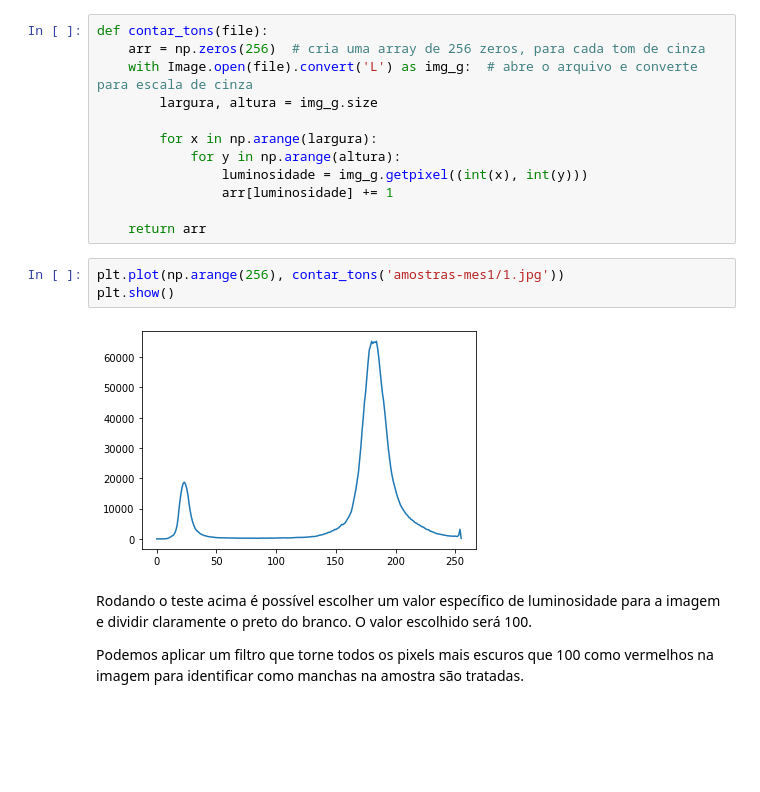
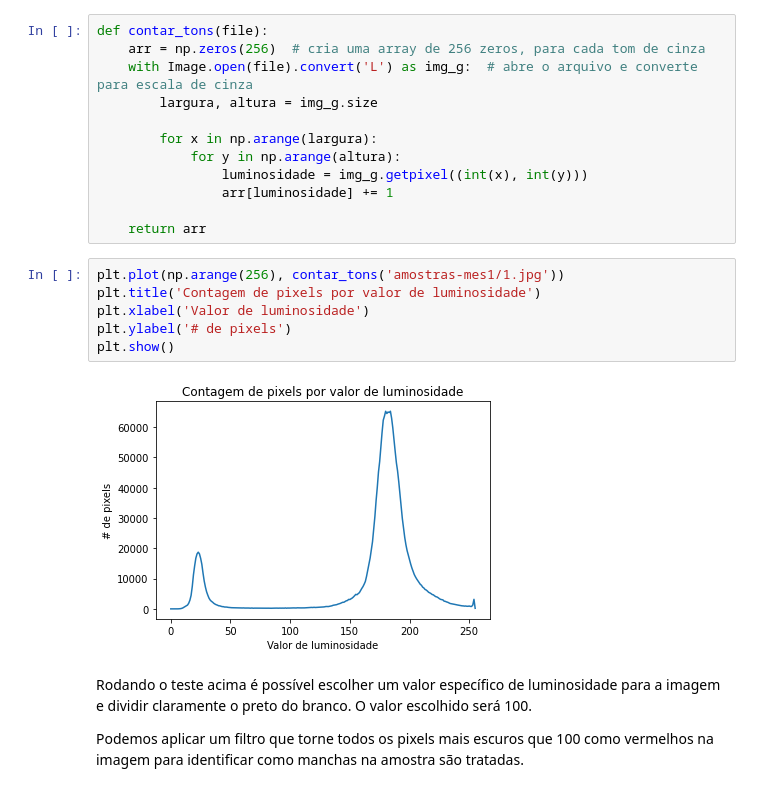
Before and after one commit to icarob-eng/contador-de-pixels, a Jupyter notebook: Cortador_de_pizza.ipynb, the cells around one changed output. Cells and saved outputs as stored; diff of their text form; blank space fills up the shorter version.

Commit message:
Legendas do gráfico

```diff
--- a/Cortador_de_pizza.ipynb
+++ b/Cortador_de_pizza.ipynb
@@ -33,9 +33,12 @@ def contar_tons(file):
     return arr
 # %%
 plt.plot(np.arange(256), contar_tons('amostras-mes1/1.jpg'))
+plt.title('Contagem de pixels por valor de luminosidade')
+plt.xlabel('Valor de luminosidade')
+plt.ylabel('# de pixels')
 plt.show()
 # %% [output]
-[figure, old version]
+[figure, new version]
 # %% [markdown]
 Rodando o teste acima é possível escolher um valor específico de luminosidade para a imagem e dividir claramente o preto do branco. O valor escolhido será 100.
 
```
Also changed, not shown: 1 other file.
